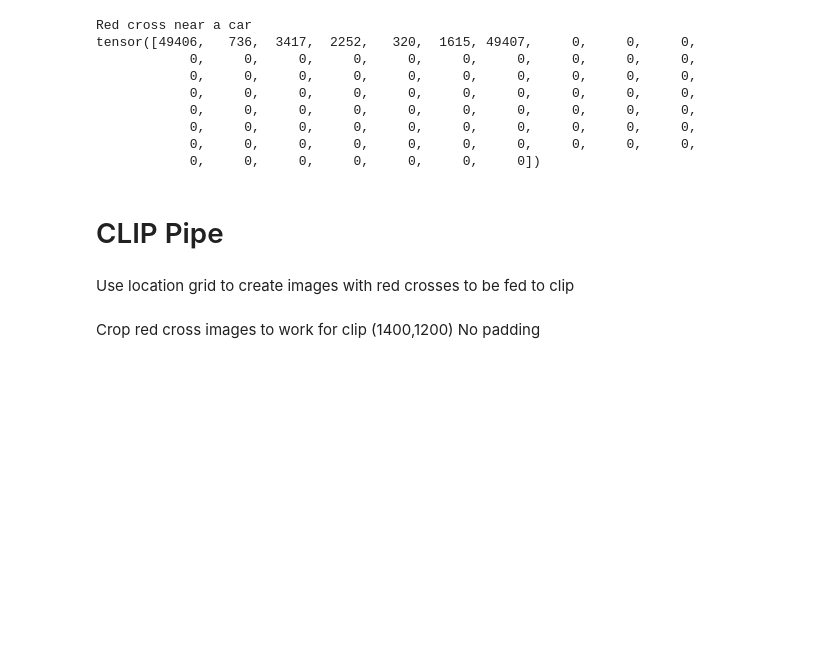
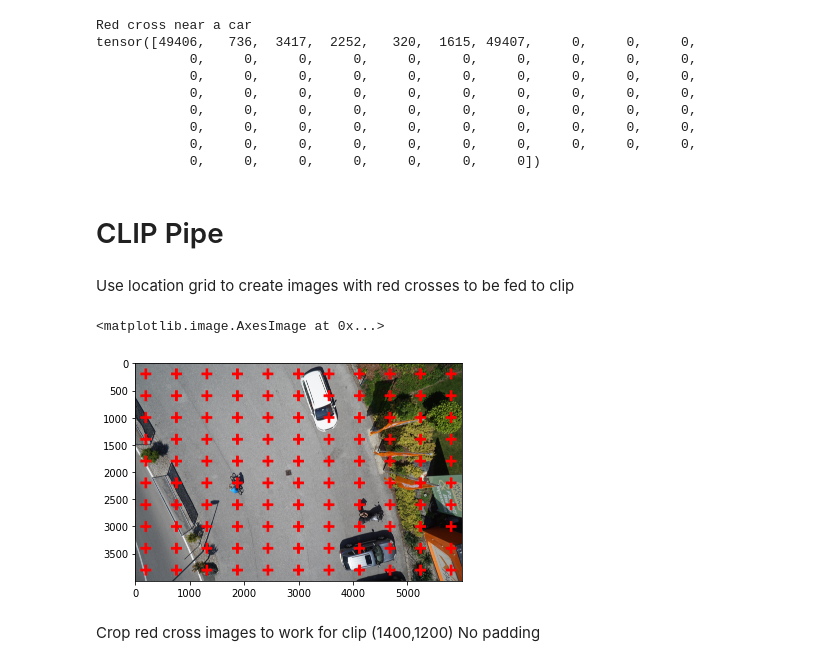
Before and after one commit to youliangtan/uav-landing-nlp, a Jupyter notebook: clip_zero_shot_tests.ipynb, the cells around one changed output. Saved outputs shown, nothing was run; the diff lists cells and outputs as text; code cells hidden in the pictures; blank space fills up the shorter version.

```diff
--- a/clip_zero_shot_tests.ipynb
+++ b/clip_zero_shot_tests.ipynb
@@ -112,7 +110,10 @@ for x in np.linspace(size,img.shape[0]-size,10):
     img_row.append(draw_red_cross(img,int(x),int(y)))
   img_grid.append(img_row)
 # %%
-# plt.imshow(red_cross_map)
+plt.imshow(red_cross_map)
+# %% [output]
+<matplotlib.image.AxesImage at 0x...>
+[figure, added]
 # %% [markdown]
 Crop red cross images to work for clip (1400,1200) No padding
 # %%
```
Also changed, not shown: parts of 9 cells of this notebook, 2 other files.
